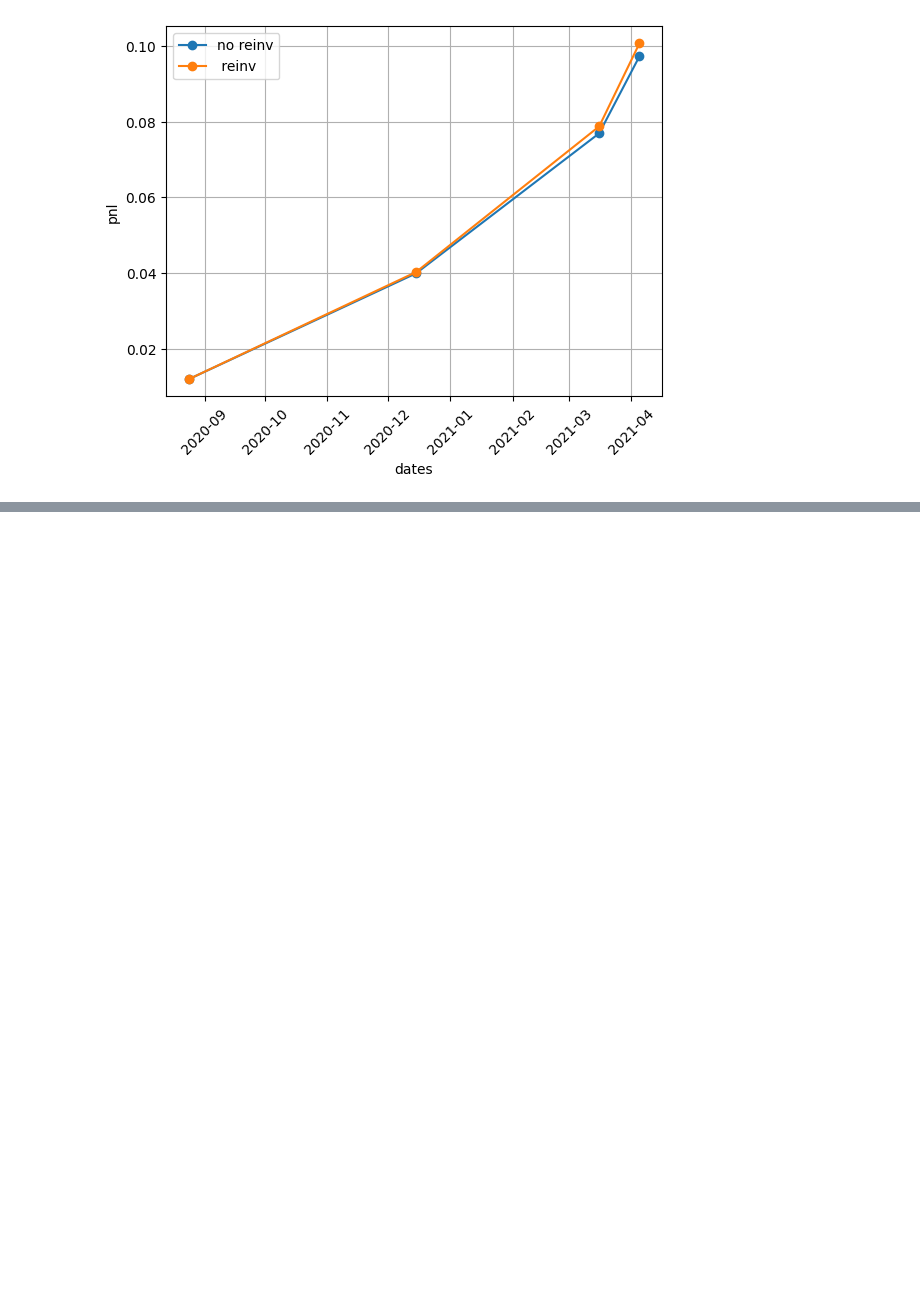
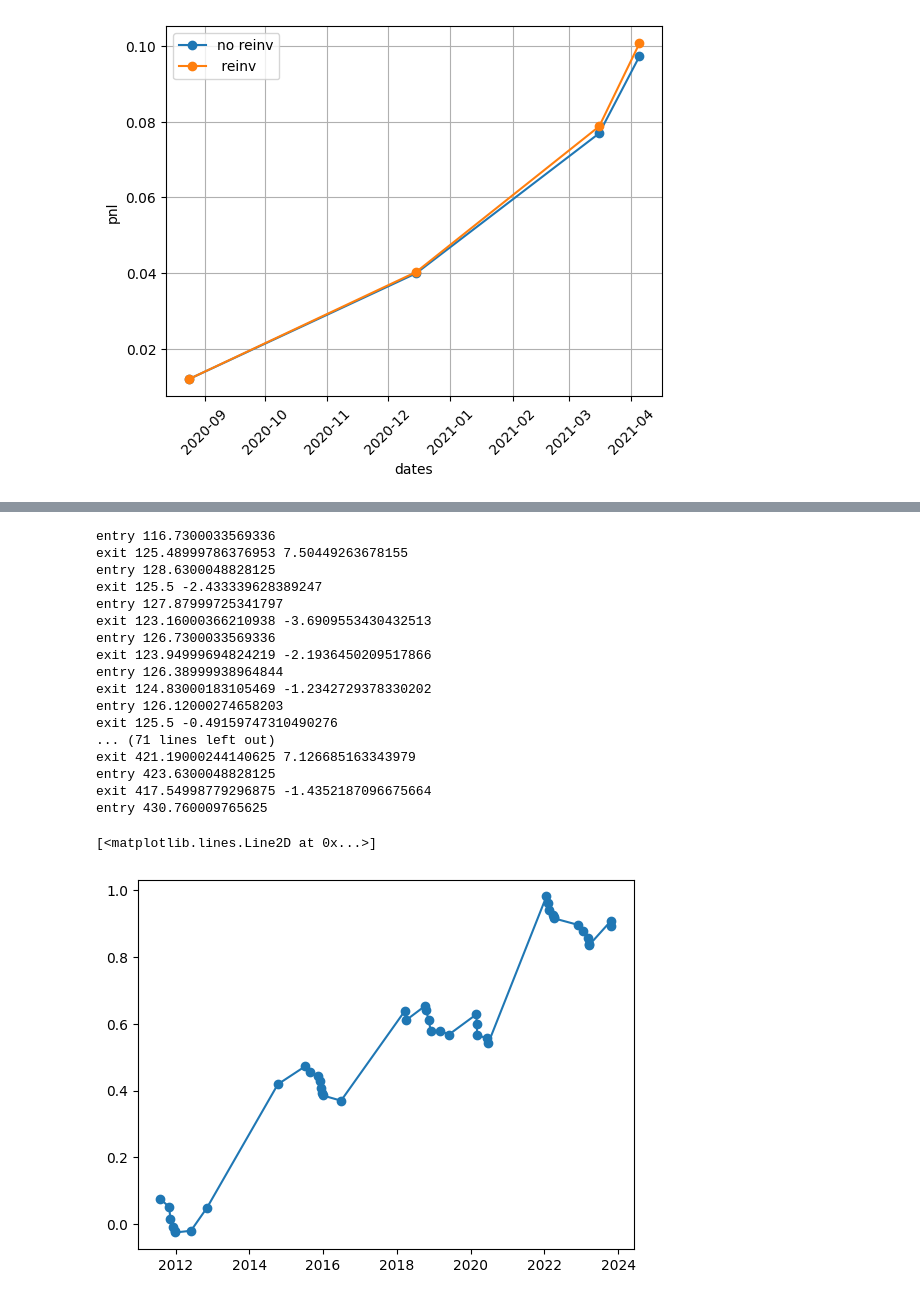
Before and after one commit to Jundula/Neural-networks, a Jupyter notebook: MLP.ipynb, the cells around one changed output, grey strips where cells are left out. Drawn from its saved outputs; the diff is of its cells as text; code cells hidden in the pictures; blank space fills up the shorter version.

```diff
--- a/MLP.ipynb
+++ b/MLP.ipynb
@@ -121,0 +213,41 @@ plt.legend()
+# %%
+inpos = 0
+pnls = []
+dates = []
+
+for i, price in enumerate(spy.Close.SPY):
+    ma = spy.Close.SPY.iloc[i-200:i].mean()
+    if inpos == 0 and ma < price:
+        inpos = 1
+        entry = price
+        print('entry',entry)
+
+    elif inpos == 1 and ma > price:
+
+        pnl = (price - entry)/entry
+        inpos = 0
+        print('exit', price, pnl*100)
+        pnls.append(pnl)
+        dates.append(spy.index[i])
+
+plt.plot(dates,np.cumsum(pnls), '-o')
+# %% [output]
+entry 116.7300033569336
+exit 125.48999786376953 7.50449263678155
+entry 128.6300048828125
+exit 125.5 -2.433339628389247
+entry 127.87999725341797
+exit 123.16000366210938 -3.6909553430432513
+entry 126.7300033569336
+exit 123.94999694824219 -2.1936450209517866
+entry 126.38999938964844
+exit 124.83000183105469 -1.2342729378330202
+entry 126.12000274658203
+exit 125.5 -0.49159747310490276
+... (71 lines left out)
+exit 421.19000244140625 7.126685163343979
+entry 423.6300048828125
+exit 417.54998779296875 -1.4352187096675664
+entry 430.760009765625
+[<matplotlib.lines.Line2D at 0x...>]
+[figure, added]
```
Also changed, not shown: parts of 7 cells of this notebook.
